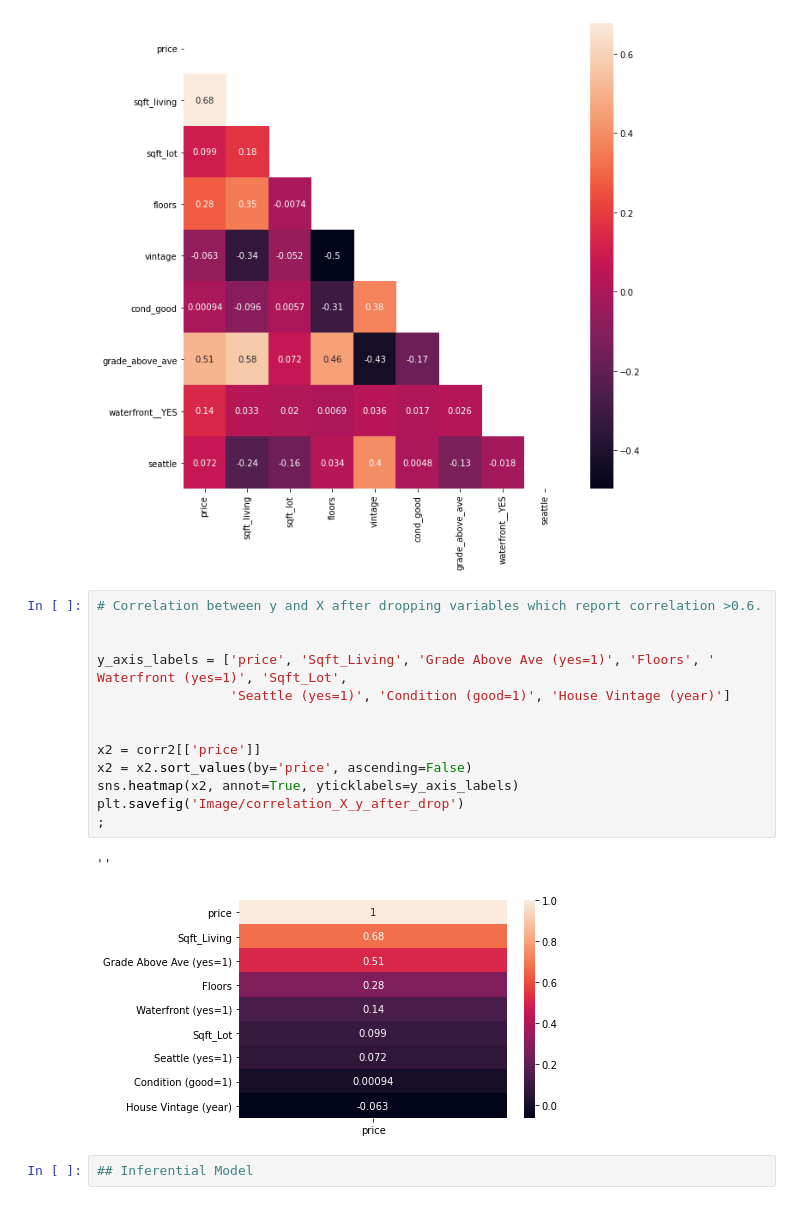
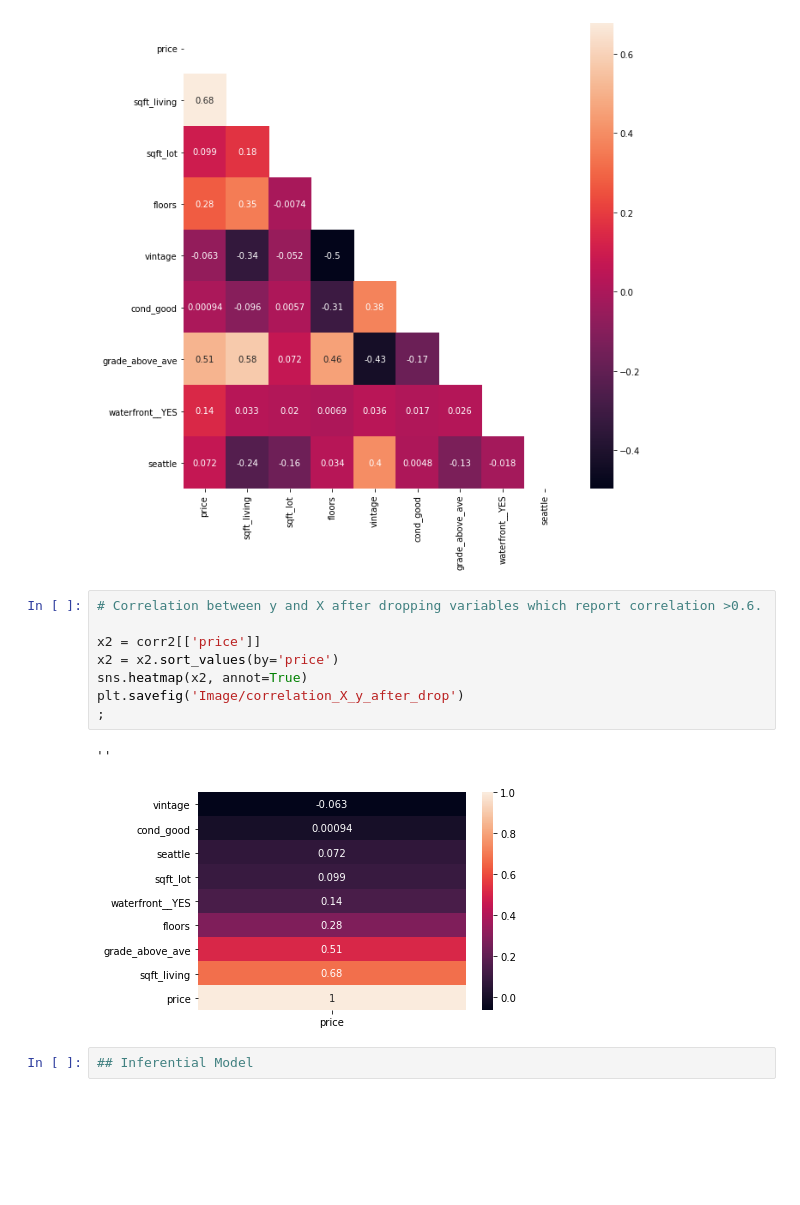
Before and after one commit to sumed-h/Group-3, a Jupyter notebook: Individual Notebooks/Group3_Notebook_Daniel.ipynb, the cells around one changed output. Cells and saved outputs as stored; diff of their text form; blank space fills up the shorter version.

```diff
--- a/Group3_Notebook_Final-Emiko.ipynb
+++ b/Individual Notebooks/Group3_Notebook_Daniel.ipynb
@@ -522,19 +523,14 @@ sns.heatmap(data=corr2,
 # %%
 # Correlation between y and X after dropping variables which report correlation >0.6.
 
-
-y_axis_labels = ['price', 'Sqft_Living', 'Grade Above Ave (yes=1)', 'Floors', ' Waterfront (yes=1)', 'Sqft_Lot',
-                 'Seattle (yes=1)', 'Condition (good=1)', 'House Vintage (year)']
-
-
 x2 = corr2[['price']]
-x2 = x2.sort_values(by='price', ascending=False)
-sns.heatmap(x2, annot=True, yticklabels=y_axis_labels)
+x2 = x2.sort_values(by='price')
+sns.heatmap(x2, annot=True)
 plt.savefig('Image/correlation_X_y_after_drop')
 ;
 # %% [output]
 ''
-[figure, old version]
+[figure, new version]
 # %%
 ## Inferential Model
 # %%
```
Also changed, not shown: parts of 24 cells of this notebook, 11 other files.
